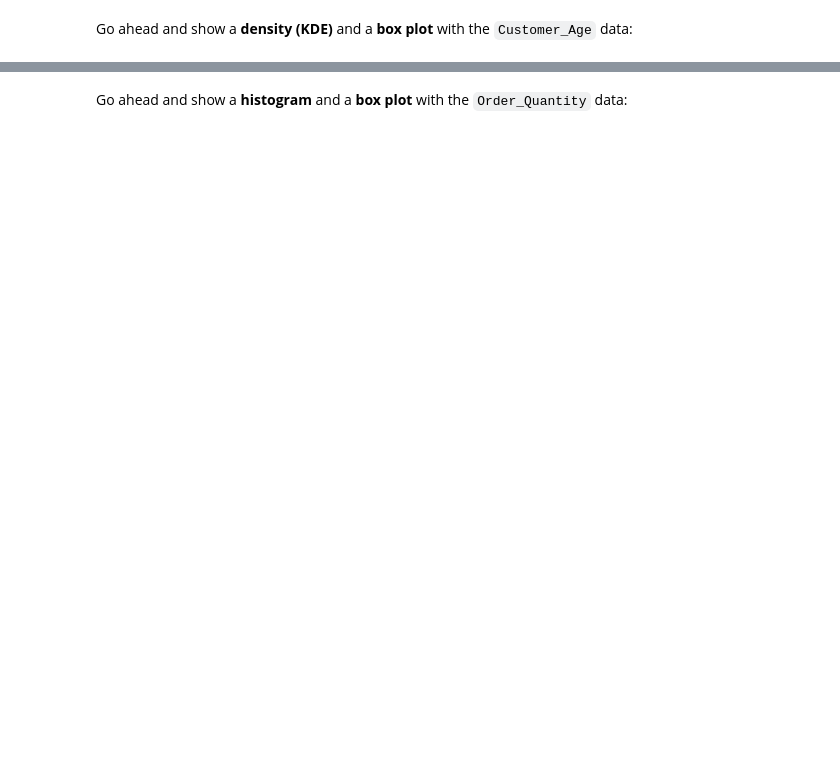
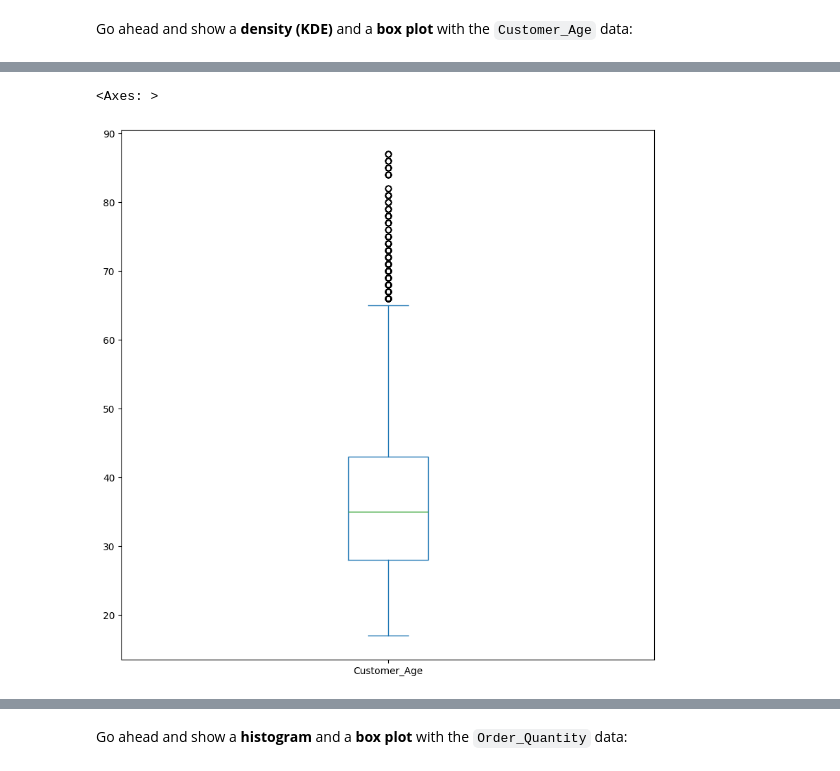
Before and after one commit to Santiago956/FreeCodeCamp-Pandas-Real-Life-Example, a Jupyter notebook: Exercises_1.ipynb, the cells around one changed output, grey strips where cells are left out. Drawn from its saved outputs; the diff is of its cells as text; code cells hidden in the pictures; blank space fills up the shorter version.

```diff
--- a/Exercises_1.ipynb
+++ b/Exercises_1.ipynb
@@ -44,2 +56,7 @@ Go ahead and show a <b>density (KDE)</b> and a <b>box plot</b> with the `Custome
+# %%
+sales['Customer_Age'].plot(kind='box', figsize=(10, 10))
+# %% [output]
+<Axes: >
+[figure, added]
 # %%
 sales['Customer_Age'].plot(kind='kde', figsize=(14,6))
```
Also changed, not shown: parts of 47 cells of this notebook.
